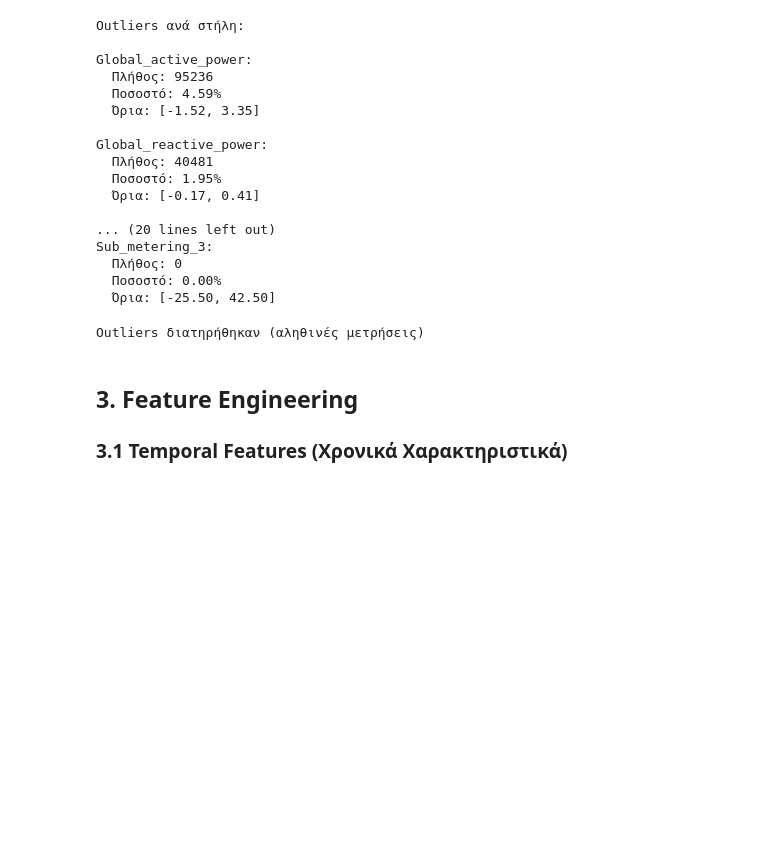
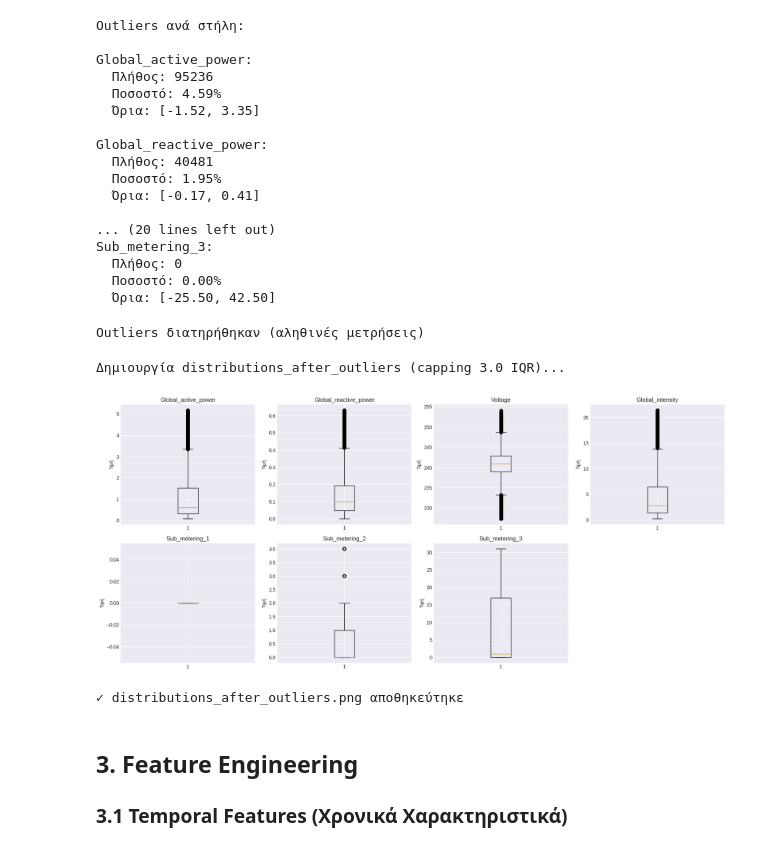
Before and after one commit to KostasPapadogiannis/energy-consumption-mining, a Jupyter notebook: notebooks/data_preprocessing.ipynb, the cells around one changed output. Drawn from its saved outputs; the diff is of its cells as text; code cells hidden in the pictures; blank space fills up the shorter version.

```diff
--- a/notebooks/data_preprocessing.ipynb
+++ b/notebooks/data_preprocessing.ipynb
@@ -269,6 +281,36 @@ def cap_outliers(df, columns, multiplier=1.5):
 print("Outliers διατηρήθηκαν (αληθινές μετρήσεις)")
 # %% [output]
 Outliers διατηρήθηκαν (αληθινές μετρήσεις)
+# %%
+# Distributions AFTER capping outliers (for visualization only)
+print("Δημιουργία distributions_after_outliers (capping 3.0 IQR)...")
+
+# Χρησιμοποιούμε το cap_outliers σε αντίγραφο για να μην αλλοιώσουμε τα δεδομένα
+df_capped = cap_outliers(df, numeric_cols, multiplier=3.0)
+
+n2 = len(numeric_cols)
+cols2 = min(4, n2)
+rows2 = int(np.ceil(n2 / cols2))
+fig, axes = plt.subplots(rows2, cols2, figsize=(4.5*cols2, 4*rows2))
+axes = np.array(axes).reshape(-1)
+
+for idx, col in enumerate(numeric_cols):
+    axes[idx].boxplot(df_capped[col].dropna())
+    axes[idx].set_title(col)
+    axes[idx].set_ylabel('Τιμή')
+
+for ax in axes[n2:]:
+    ax.set_visible(False)
+
+plt.tight_layout()
+plt.savefig('../results/distributions_after_outliers.png', dpi=300, bbox_inches='tight')
+plt.show()
+
+print("✓ distributions_after_outliers.png αποθηκεύτηκε")
+# %% [output]
+Δημιουργία distributions_after_outliers (capping 3.0 IQR)...
+[figure, added]
+✓ distributions_after_outliers.png αποθηκεύτηκε
 # %% [markdown]
 ## 3. Feature Engineering
 
```
Also changed, not shown: parts of 8 cells of this notebook, 11 other files.
